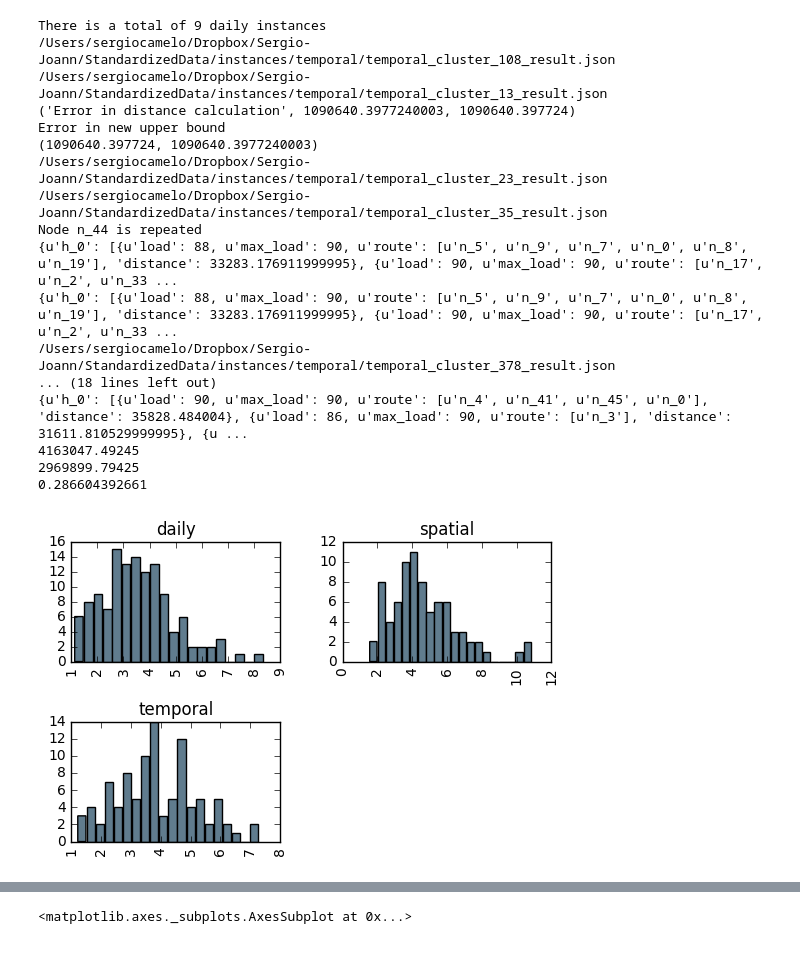
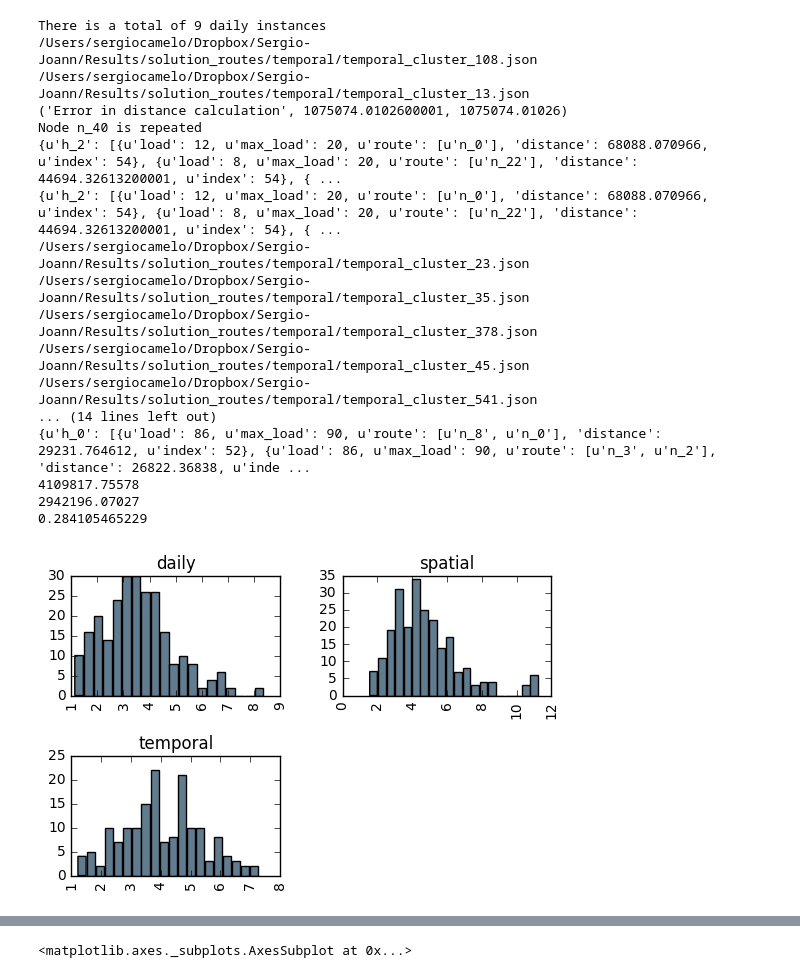
Before and after one commit to serarca/DistributionNetworks, a Jupyter notebook: PipelineScripts/CalculateEfficiency.ipynb, the cells around one changed output, grey strips where cells are left out. Drawn from its saved outputs; the diff is of its cells as text; code cells hidden in the pictures.

```diff
--- a/PipelineScripts/CalculateEfficiency.ipynb
+++ b/PipelineScripts/CalculateEfficiency.ipynb
@@ -184,5 +185,8 @@ def remove_repetitions(data,N,vrp):
     gap = (data['z_ub']-data['z_lb'])/data['z_ub']
     if gap < -10**(-8):
         print("Error, negative gap")
+# %%
+# Create a dictionary of farmer to original middleman, to check whether they are retained or not
+original_middleman = dict(zip(dim_farmers['farmer_id']+'-'+dim_farmers['plot_number'].apply(str),dim_farmers['cluster_id']))
 # %%
 # Load daily results
@@ -279,7 +289,7 @@ Node n_2 is repeated
 # %%
 # Load spatial results
-instances = glob.glob(folder_instances+"/spatial/*_result.json")
-print("There is a total of %d daily instances"%len(instances))
+instances = glob.glob(solution_folder+"spatial/*.json")
+print("There is a total of %d spatial instances"%len(instances))
 daily_results = {}
 instances_parsed = []
 
@@ -291,7 +301,7 @@ for instance in instances:
     # Load instance
     with open(instance) as f:
         data = json.load(f)
-    name_instance = re.search('/spatial/(.*)_result.json',instance).group(1)
+    name_instance = re.search('/spatial/(.*).json',instance).group(1)
 
     # Get day and cluster
     day = name_instance.split('_')[2]
@@ -335,6 +345,7 @@ for instance in instances:
     for t in data['routes'].keys():
         for route in data['routes'][t]:
             detailed_dist = path_distance([t]+route['route']+[t],mapping,'SKIP')
+            real_route = [data['mapping'][t][0]]+[data['mapping'][n] for n in route["route"] if n[0]=='n']+['SKIP']+[data['mapping'][t][0]]
             truck_loads.append({
                     "type":"spatial",
                     "cluster":data['mapping'][t][2],
@@ -352,12 +363,16 @@ for instance in instances:
                     "dirt":detailed_dist['detailed_distance']['dirt'],
                     "unknown":detailed_dist['detailed_distance']['unknown'],
                     "road_time":detailed_dist['time'],
-                    "farmers":[data['mapping'][n] for n in route["route"] if n[0]=='n']
+                    "farmers":[data['mapping'][n] for n in route["route"] if n[0]=='n'],
+                    "route":real_route,
+                    # This contains the node and its location
+                    "waypoints":[(r,positions_dict[r]) for r in real_route],
+                    "retained_farmers":np.sum(np.array([original_middleman[data['mapping'][n]] for n in route["route"] if n[0]=='n'] ) == data['mapping'][t][2])
             })
 print z_ub
 print z_lb
 print((z_ub-z_lb)/z_ub)
 spatial_df = pd.DataFrame(instances_parsed)
 
-spatial_df.to_csv(data_folder+("tables_for_report/%s/runs_spatial.csv" % season),index=False)
+spatial_df.to_csv(results_folder+("tables_for_report/%s/runs_spatial.csv" % season),index=False)
 # %% [output]
@@ -381,6 +396,6 @@ Node n_19 is repeated
 # %%
 # Load temporal results
-instances = glob.glob(folder_instances+"/temporal/*_result.json")
+instances = glob.glob(solution_folder+"temporal/*.json")
 print("There is a total of %d daily instances"%len(instances))
 daily_results = {}
 instances_parsed = []
@@ -393,7 +408,7 @@ for instance in instances:
     # Load instance
     with open(instance) as f:
         data = json.load(f)
-    name_instance = re.search('/temporal/(.*)_result.json',instance).group(1)
+    name_instance = re.search('/temporal/(.*).json',instance).group(1)
 
     # Get day and cluster
     cluster = name_instance.split('_')[2]
@@ -435,6 +450,7 @@ for instance in instances:
     for t in data['routes'].keys():
         for route in data['routes'][t]:
             detailed_dist = path_distance([t]+route['route']+[t],mapping,'SKIP')
+            real_route = [data['mapping'][t][0]]+[data['mapping'][n] for n in route["route"] if n[0]=='n']+['SKIP']+[data['mapping'][t][0]]
             truck_loads.append({
                     "type":"temporal",
                     "cluster":int(cluster),
@@ -452,29 +468,39 @@ for instance in instances:
                     "dirt":detailed_dist['detailed_distance']['dirt'],
                     "unknown":detailed_dist['detailed_distance']['unknown'],
                     "road_time":detailed_dist['time'],
-                    "farmers":[data['mapping'][n] for n in route["route"] if n[0]=='n']
+                    "farmers":[data['mapping'][n] for n in route["route"] if n[0]=='n'],
+                    "route":real_route,
+                    # This contains the node and its location
+                    "waypoints":[(r,positions_dict[r]) for r in real_route],
+                    "retained_farmers":np.sum(np.array([original_middleman[data['mapping'][n]] for n in route["route"] if n[0]=='n'] ) == int(cluster))
             })
 
 print z_ub
 print z_lb
 print((z_ub-z_lb)/z_ub)
 temporal_df = pd.DataFrame(instances_parsed)
-temporal_df.to_csv(data_folder+("tables_for_report/%s/runs_temporal.csv" % season),index=False)
+temporal_df.to_csv(results_folder+("tables_for_report/%s/runs_temporal.csv" % season),index=False)
 # %% [output]
 There is a total of 9 daily instances
-/Users/sergiocamelo/Dropbox/Sergio-Joann/StandardizedData/instances/temporal/temporal_cluster_108_result.json
-/Users/sergiocamelo/Dropbox/Sergio-Joann/StandardizedData/instances/temporal/temporal_cluster_13_result.json
-('Error in distance calculation', 1090640.3977240003, 1090640.397724)
-Error in new upper bound
-(1090640.397724, 1090640.3977240003)
-/Users/sergiocamelo/Dropbox/Sergio-Joann/StandardizedData/instances/temporal/temporal_cluster_23_result.json
-/Users/sergiocamelo/Dropbox/Sergio-Joann/StandardizedData/instances/temporal/temporal_cluster_35_result.json
-Node n_44 is repeated
-{u'h_0': [{u'load': 88, u'max_load': 90, u'route': [u'n_5', u'n_9', u'n_7', u'n_0', u'n_8', u'n_19'], 'distance': 33283.176911999995}, {u'load': 90, u'max_load': 90, u'route': [u'n_17', u'n_2', u'n_33 ...
-{u'h_0': [{u'load': 88, u'max_load': 90, u'route': [u'n_5', u'n_9', u'n_7', u'n_0', u'n_8', u'n_19'], 'distance': 33283.176911999995}, {u'load': 90, u'max_load': 90, u'route': [u'n_17', u'n_2', u'n_33 ...
-/Users/sergiocamelo/Dropbox/Sergio-Joann/StandardizedData/instances/temporal/temporal_cluster_378_result.json
-... (18 lines left out)
-{u'h_0': [{u'load': 90, u'max_load': 90, u'route': [u'n_4', u'n_41', u'n_45', u'n_0'], 'distance': 35828.484004}, {u'load': 86, u'max_load': 90, u'route': [u'n_3'], 'distance': 31611.810529999995}, {u ...
-4163047.49245
-2969899.79425
-0.286604392661
+/Users/sergiocamelo/Dropbox/Sergio-Joann/Results/solution_routes/temporal/temporal_cluster_108.json
+/Users/sergiocamelo/Dropbox/Sergio-Joann/Results/solution_routes/temporal/temporal_cluster_13.json
+('Error in distance calculation', 1075074.0102600001, 1075074.01026)
+Node n_40 is repeated
+{u'h_2': [{u'load': 12, u'max_load': 20, u'route': [u'n_0'], 'distance': 68088.070966, u'index': 54}, {u'load': 8, u'max_load': 20, u'route': [u'n_22'], 'distance': 44694.32613200001, u'index': 54}, { ...
+{u'h_2': [{u'load': 12, u'max_load': 20, u'route': [u'n_0'], 'distance': 68088.070966, u'index': 54}, {u'load': 8, u'max_load': 20, u'route': [u'n_22'], 'distance': 44694.32613200001, u'index': 54}, { ...
+/Users/sergiocamelo/Dropbox/Sergio-Joann/Results/solution_routes/temporal/temporal_cluster_23.json
+/Users/sergiocamelo/Dropbox/Sergio-Joann/Results/solution_routes/temporal/temporal_cluster_35.json
+/Users/sergiocamelo/Dropbox/Sergio-Joann/Results/solution_routes/temporal/temporal_cluster_378.json
+/Users/sergiocamelo/Dropbox/Sergio-Joann/Results/solution_routes/temporal/temporal_cluster_45.json
+/Users/sergiocamelo/Dropbox/Sergio-Joann/Results/solution_routes/temporal/temporal_cluster_541.json
+... (14 lines left out)
+{u'h_0': [{u'load': 86, u'max_load': 90, u'route': [u'n_8', u'n_0'], 'distance': 29231.764612, u'index': 52}, {u'load': 86, u'max_load': 90, u'route': [u'n_3', u'n_2'], 'distance': 26822.36838, u'inde ...
+4109817.75578
+2942196.07027
+0.284105465229
+# %%
+# Extract polygons
+for r in truck_loads:
+    r["polygon"] = []
+    for i in range(len(r["waypoints"])-1):
+        r["polygon"] = r["polygon"] + [road_distance.waypoints(r["waypoints"][i][1],r["waypoints"][i+1][1])]
@@ -481,7 +511,7 @@ Node n_44 is repeated
 # %%
 truck_loads_df = pd.DataFrame(truck_loads)
 truck_loads_df['load'] = truck_loads_df['load']*10
-truck_loads_df.to_csv(data_folder+("tables_for_report/%s/truck_data.csv"% season),index=False)
+truck_loads_df.to_csv(results_folder+("tables_for_report/%s/truck_data.csv"% season),index=False)
 
 # Load the truck data
 truck_data = pd.read_csv(data_folder+"dim_trucks.csv")
@@ -524,35 +554,35 @@ for c in columns:
     truck_loads_df_full[c] = truck_loads_df_full[c].apply(lambda x: 0 if math.isnan(x) else x)
 
 
 truck_loads_df_full = truck_loads_df_full[['cluster','truck_id','day','type','distance','load','max_load','capacity','n_farmers']+columns]
 truck_loads_df_full = truck_loads_df_full.sort_values(by=['truck_id','day','type'])
 truck_loads_df_full['cluster'] = truck_loads_df_full['cluster'].apply(str)
 truck_loads_df_full['day'] = truck_loads_df_full['day'].apply(int).apply(str)
 truck_loads_df_full['n_trucks'] = 1
 truck_loads_df_full['load_perc'] = truck_loads_df_full['load']/truck_loads_df_full['capacity']
 truck_loads_df_full['load_perc_occupied'] = truck_loads_df_full['load']/truck_loads_df_full['max_load']
 
 
 # Set surface participation
 surfaces_perc = ["gravel_perc", "asphalt_perc", "access_perc", "dirt_perc","unknown_perc"]
 for s in surfaces:
     name = s+'_perc'
     truck_loads_df_full[name] = truck_loads_df_full[s]/truck_loads_df_full["detailed_distance"]
 
 truck_loads_df_full["road_time"] = truck_loads_df_full["road_time"]/(60.0*60.0)
 truck_loads_df_full["total_time"] = truck_loads_df_full["road_time"] + truck_loads_df_full["n_farmers"]*0.5
 
 columns_print = ["road_time","total_time"] + surfaces_perc
 
 truck_loads_df_print = truck_loads_df_full.sort_values(by=['cluster','truck_id', 'day','type'])[['cluster','truck_id','day','type','distance','load','capacity','load_perc','max_load','load_perc_occupied','n_farmers','n_trucks']+columns_print]
 truck_loads_df_print = truck_loads_df_print.reset_index(drop=True)
-truck_loads_df_print.to_csv(data_folder+("tables_for_report/%s/daily_truck_breakdown.csv" % season),index=False)
+truck_loads_df_print.to_csv(results_folder+("tables_for_report/%s/daily_truck_breakdown.csv" % season),index=False)
 # Plot total_time
 %matplotlib inline
 ax = truck_loads_df_print['total_time'][truck_loads_df_print['total_time']>0].hist(grid=True, bins=20, rwidth=0.9,
                    color='#607c8e', by= truck_loads_df_print['type'][truck_loads_df_print['total_time']>0])
 # %% [output]
-[figure, old version]
+[figure, new version]
 # %%
 # Prepare table with cluster, day data
 cluster_day_df = truck_loads_df_full[['type','cluster','day','distance','load','max_load','capacity','n_farmers','n_trucks']+columns].groupby(['cluster','day','type']).sum()
```
Also changed, not shown: parts of 12 cells of this notebook, 10 other files.
